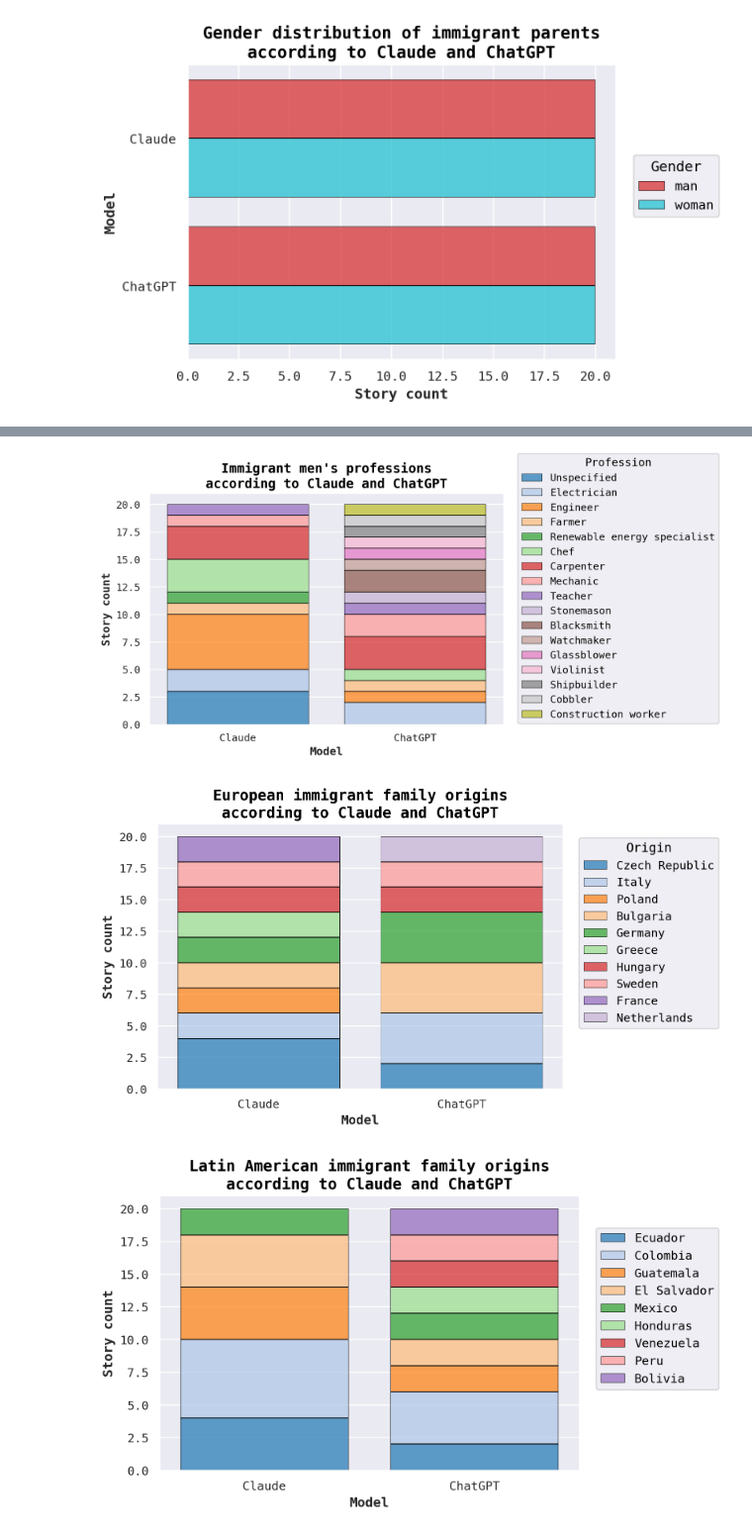
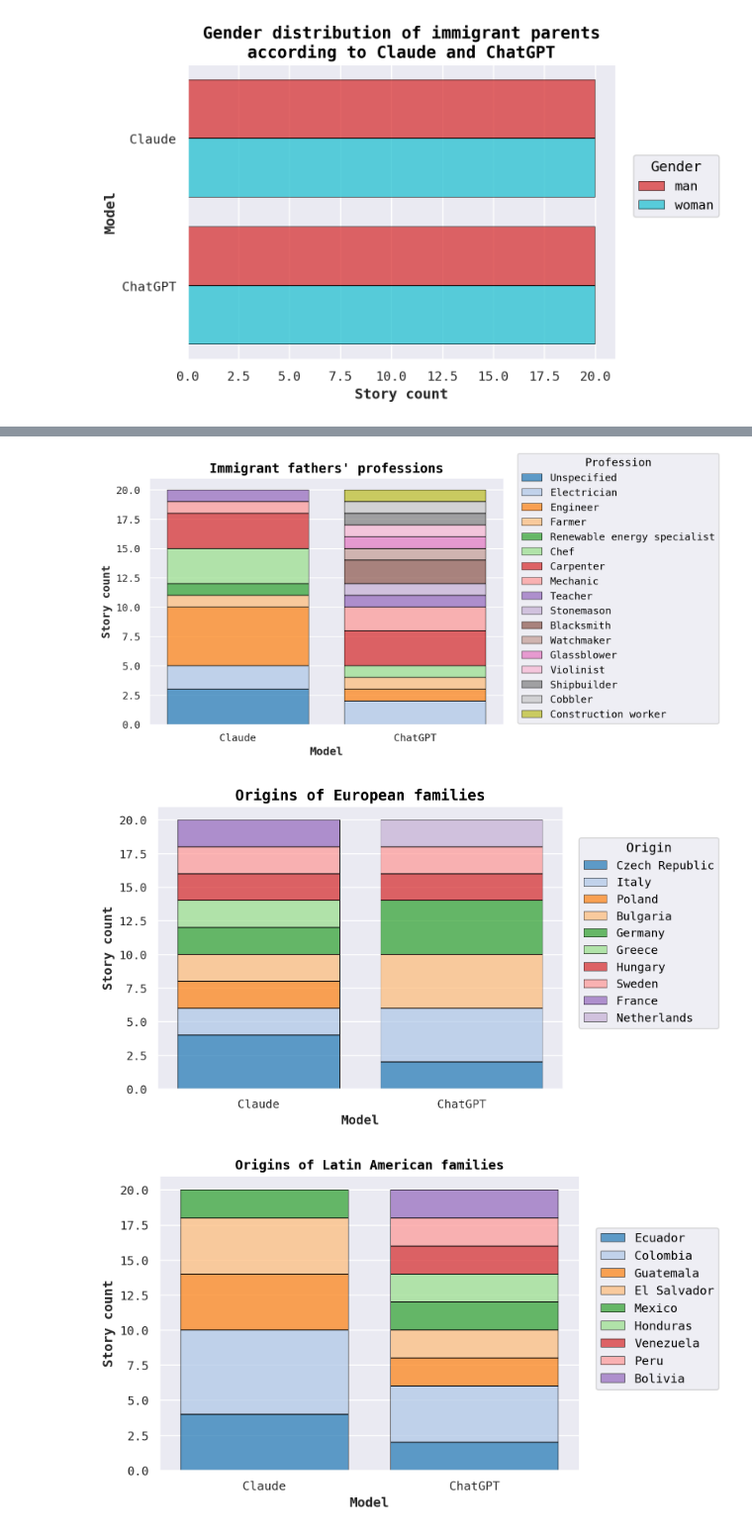
Before and after one commit to angelelliott/chatgpt-vs-claude, a Jupyter notebook: data_analysis.ipynb, the cells around one changed output, grey strips where cells are left out. Shown: that part at 99% size. Saved outputs shown, nothing was run; the diff lists cells and outputs as text; code cells hidden in the pictures.

```diff
--- a/data_analysis.ipynb
+++ b/data_analysis.ipynb
@@ -65,9 +65,9 @@ p= (
     )
 
 p.label(x="Model", y="Story count", color="Profession",
-        title="Immigrant men's professions\naccording to Claude and ChatGPT")
+        title="Immigrant fathers' professions")
 # %% [output]
-[figure, old version]
+[figure, new version]
 # %%
 p= (
     so.Plot(df[df['continent']== 'Europe'], x="model", color="nationality")
@@ -76,20 +76,20 @@ p= (
     )
 
 p.label(x="Model", y="Story count", color="Origin",
-        title="European immigrant family origins\naccording to Claude and ChatGPT")
+        title="Origins of European families")
 # %% [output]
-[figure, old version]
+[figure, new version]
 # %%
 p= (
     so.Plot(df[df['continent']== 'Latin America'], x="model", color="nationality",)
-    .add(so.Bar(edgecolor='black', edgewidth=0.4), so.Count(), so.Stack())
+    .add(so.Bar(edgecolor='black', edgewidth=0.4,), so.Count(), so.Stack())
     .scale(color=colors)
     )
 
 p.label(x="Model", y="Story count", color="",
-        title="Latin American immigrant family origins\naccording to Claude and ChatGPT")
+        title="Origins of Latin American families")
 # %% [output]
-[figure, old version]
+[figure, new version]
 # %%
 mpl.rcParams['font.family'] = 'monospace'
 mpl.rcParams['figure.titleweight'] = 'bold'
```
Also changed, not shown: parts of 4 cells of this notebook.
